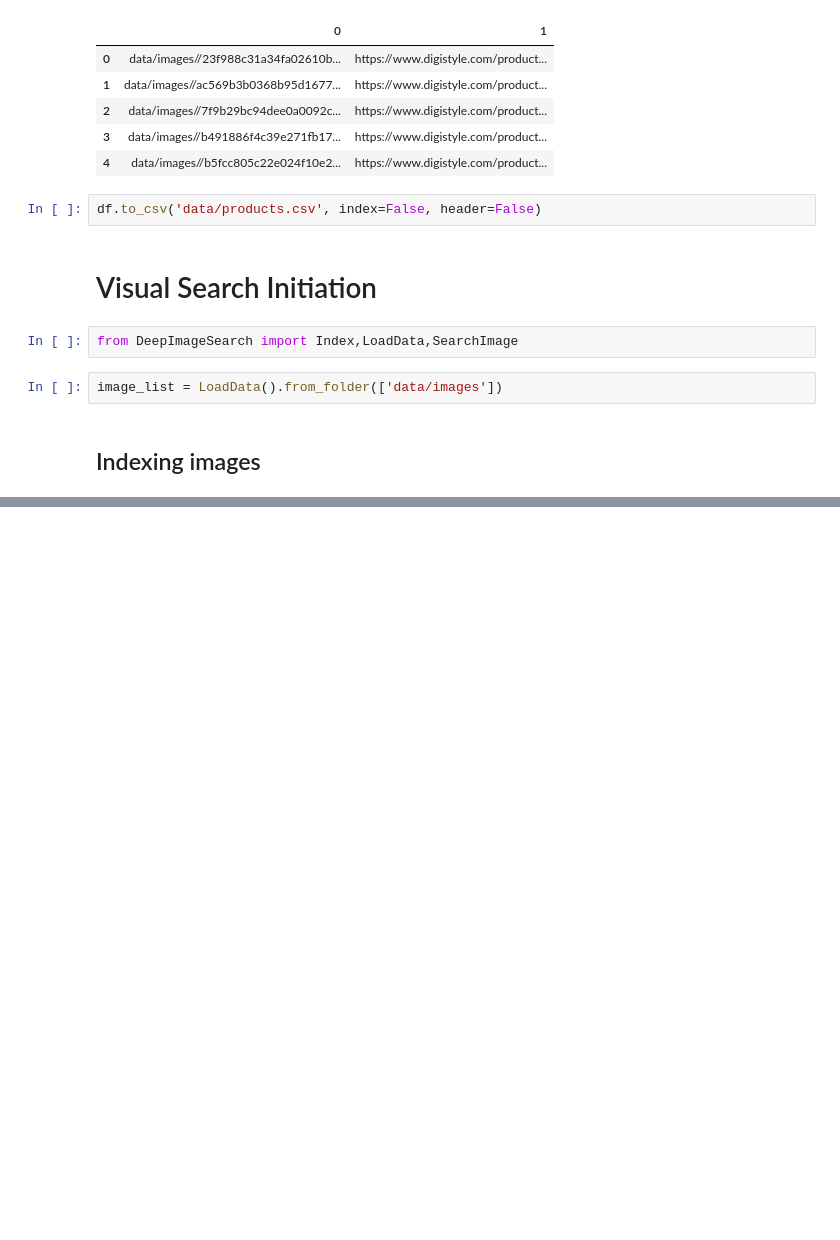
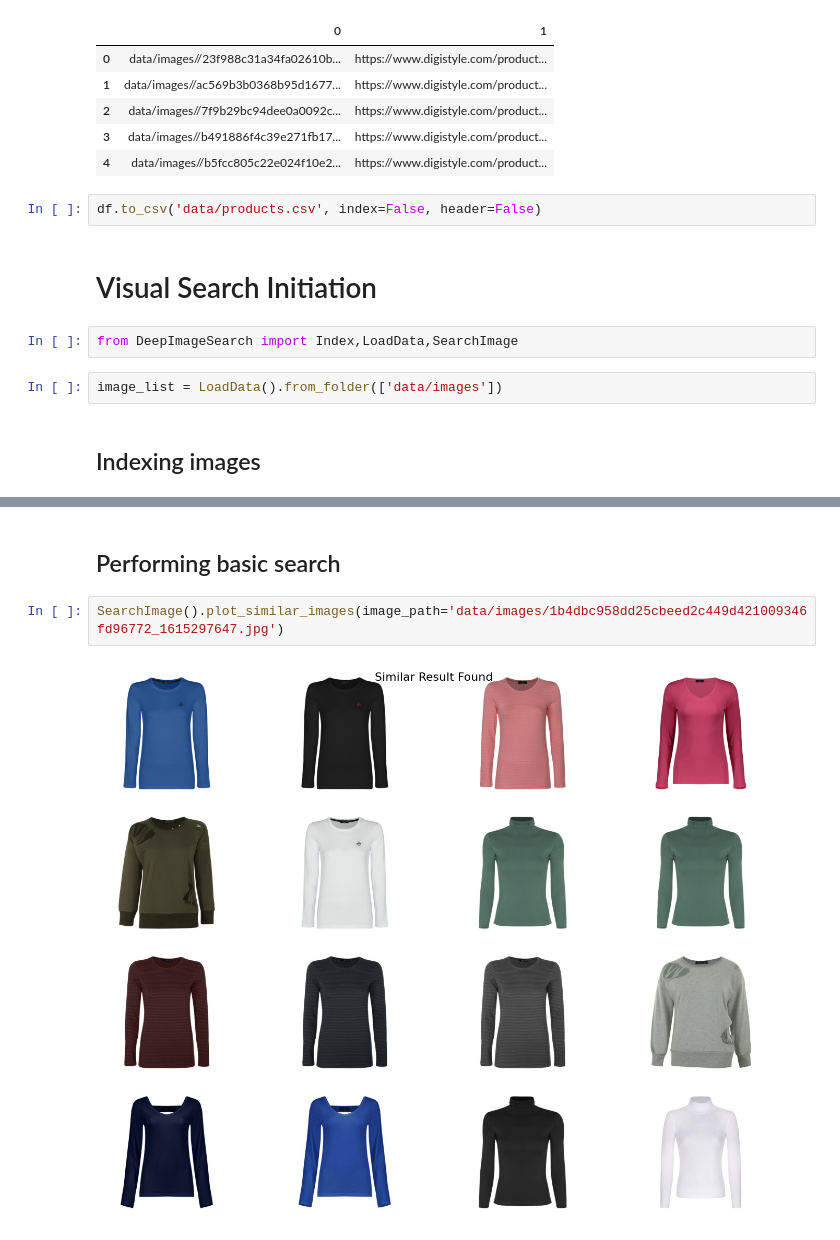
Before and after one commit to prp-e/oss_visual_search, a Jupyter notebook: notebooks/Visual Search Lab.ipynb, the cells around one changed output, grey strips where cells are left out. Drawn from its saved outputs; the diff is of its cells as text; blank space fills up the shorter version.

Commit message:
Basic search worked very well

```diff
--- a/notebooks/Visual Search Lab.ipynb
+++ b/notebooks/Visual Search Lab.ipynb
@@ -80,0 +85,6 @@ Downloading data from https://storage.googleapis.com/tensorflow/keras-applicatio
+# %% [markdown]
+## Performing basic search
+# %%
+SearchImage().plot_similar_images(image_path='data/images/1b4dbc958dd25cbeed2c449d421009346fd96772_1615297647.jpg')
+# %% [output]
+[figure, added]
```
Also changed, not shown: parts of 1 cell of this notebook.
